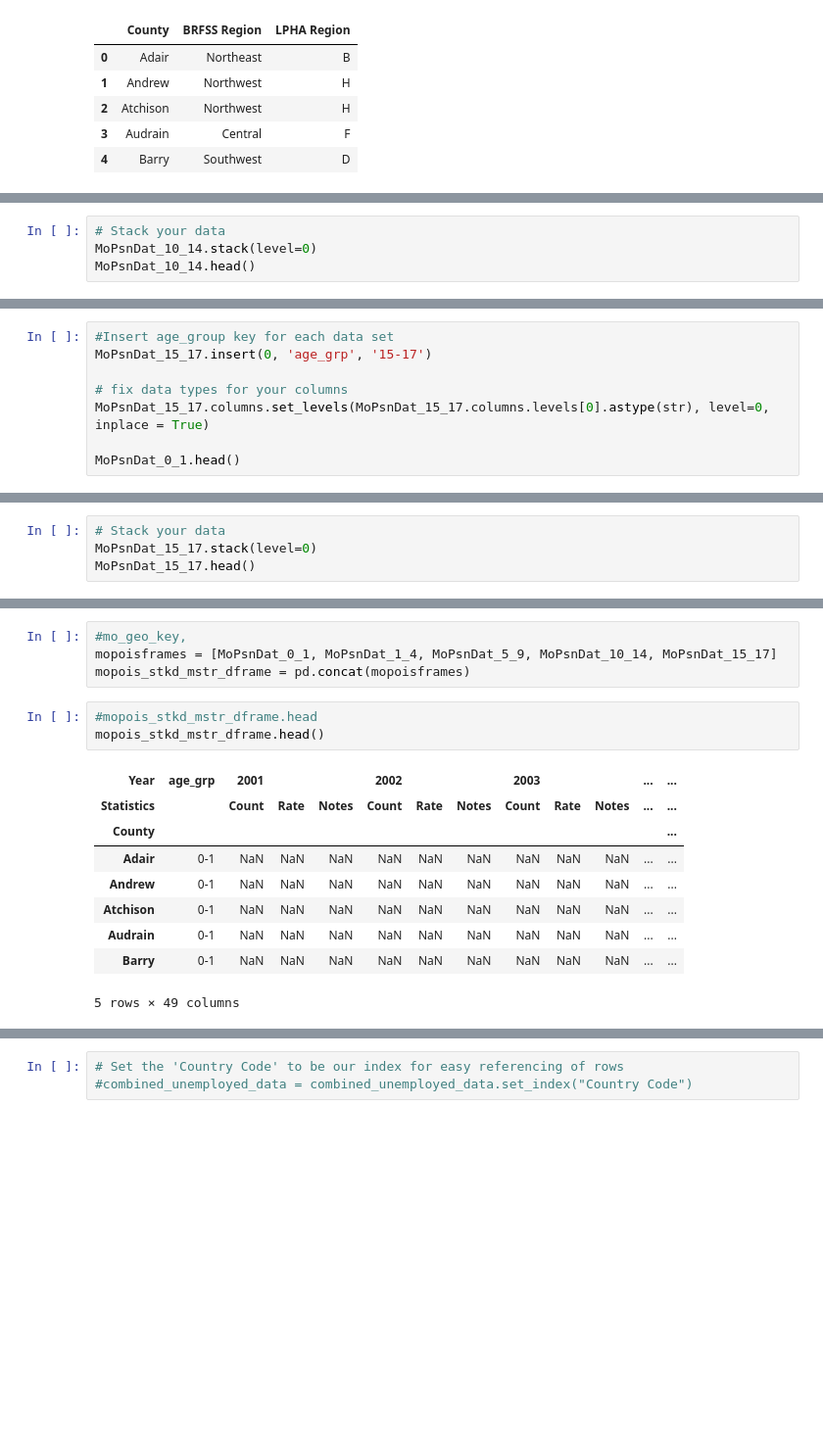
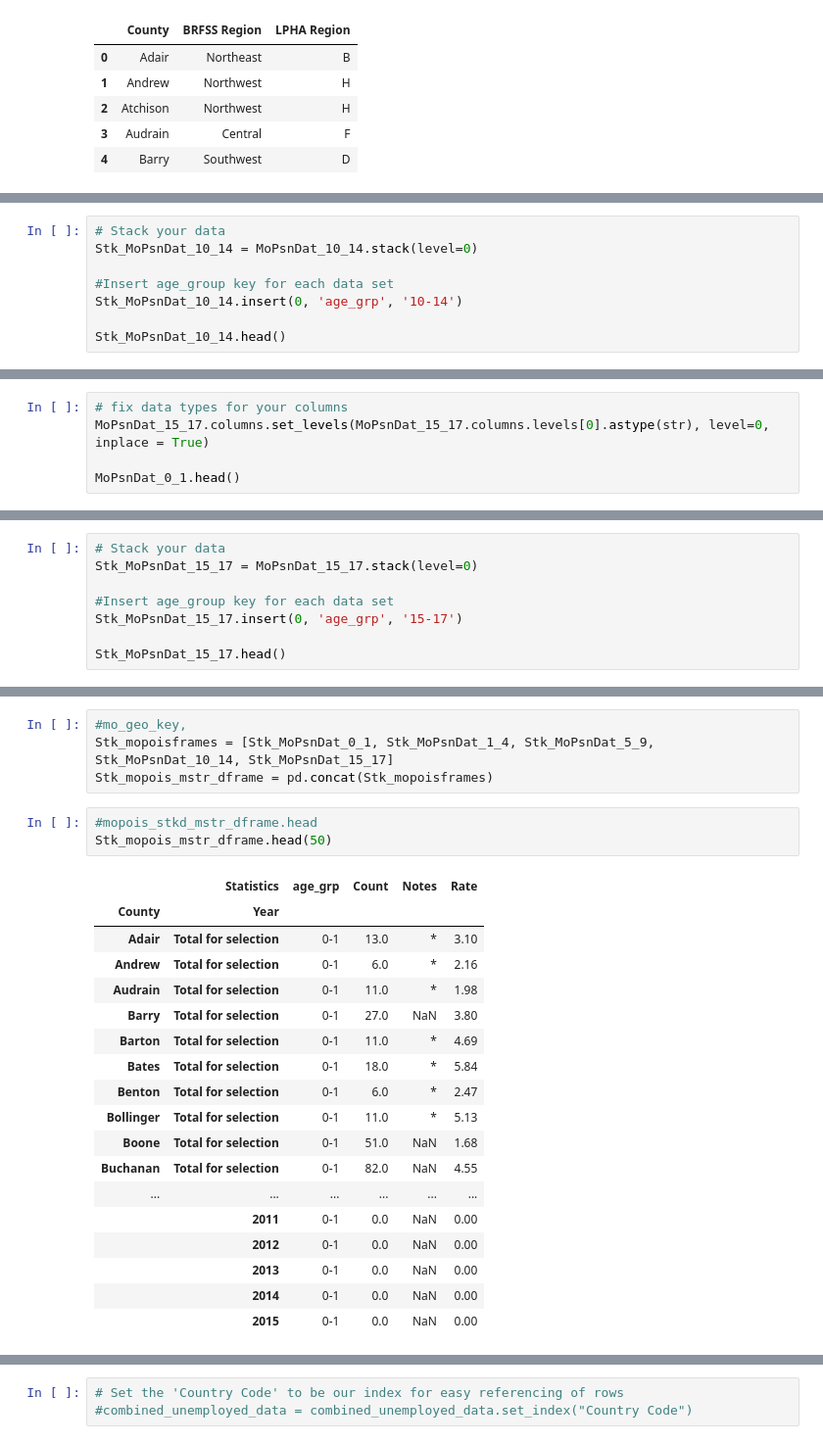
Before and after one commit to tmatoushek/PoisonProject_WashU_TTh, a Jupyter notebook: Final_Code_and_DataFiles/poison_starter_code_tgm_IV.ipynb, the cells around one changed output, grey strips where cells are left out. Shown at 98% size. Drawn from its saved outputs; the diff is of its cells as text; blank space fills up the shorter version.

Commit message:
Latest and greatest code and concatinated master file

```diff
--- a/Final_Code_and_DataFiles/poison_starter_code_tgm_IV.ipynb
+++ b/Final_Code_and_DataFiles/poison_starter_code_tgm_IV.ipynb
@@ -186,5 +182,9 @@ MoPsnDat_10_14.head()
 # %%
 # Stack your data
-MoPsnDat_10_14.stack(level=0)
-MoPsnDat_10_14.head()
+Stk_MoPsnDat_10_14 = MoPsnDat_10_14.stack(level=0)
+
+#Insert age_group key for each data set
+Stk_MoPsnDat_10_14.insert(0, 'age_grp', '10-14')
+
+Stk_MoPsnDat_10_14.head()
 # %% [output]
@@ -200,7 +198,4 @@ MoPsnDat_10_14.head()
 # %%
-#Insert age_group key for each data set
-MoPsnDat_15_17.insert(0, 'age_grp', '15-17')
-
 # fix data types for your columns
 MoPsnDat_15_17.columns.set_levels(MoPsnDat_15_17.columns.levels[0].astype(str), level=0, inplace = True)
 
@@ -218,5 +213,9 @@ MoPsnDat_0_1.head()
 # %%
 # Stack your data
-MoPsnDat_15_17.stack(level=0)
-MoPsnDat_15_17.head()
+Stk_MoPsnDat_15_17 = MoPsnDat_15_17.stack(level=0)
+
+#Insert age_group key for each data set
+Stk_MoPsnDat_15_17.insert(0, 'age_grp', '15-17')
+
+Stk_MoPsnDat_15_17.head()
 # %% [output]
@@ -232,20 +229,29 @@ MoPsnDat_15_17.head()
-# %%
-#mo_geo_key,
-mopoisframes = [MoPsnDat_0_1, MoPsnDat_1_4, MoPsnDat_5_9, MoPsnDat_10_14, MoPsnDat_15_17]
-mopois_stkd_mstr_dframe = pd.concat(mopoisframes)
+# %%
+#mo_geo_key,
+Stk_mopoisframes = [Stk_MoPsnDat_0_1, Stk_MoPsnDat_1_4, Stk_MoPsnDat_5_9, Stk_MoPsnDat_10_14, Stk_MoPsnDat_15_17]
+Stk_mopois_mstr_dframe = pd.concat(Stk_mopoisframes)
 # %%
 #mopois_stkd_mstr_dframe.head
-mopois_stkd_mstr_dframe.head()
+Stk_mopois_mstr_dframe.head(50)
 # %% [output]
-| Year | age_grp | 2001 |  |  | 2002 |  |  | 2003 |  |  | ... | ... |
-| Statistics |  | Count | Rate | Notes | Count | Rate | Notes | Count | Rate | Notes | ... | ... |
-| County |  |  |  |  |  |  |  |  |  |  |  | ... |
-| Adair | 0-1 | NaN | NaN | NaN | NaN | NaN | NaN | NaN | NaN | NaN | ... | ... |
-| Andrew | 0-1 | NaN | NaN | NaN | NaN | NaN | NaN | NaN | NaN | NaN | ... | ... |
-| Atchison | 0-1 | NaN | NaN | NaN | NaN | NaN | NaN | NaN | NaN | NaN | ... | ... |
-| Audrain | 0-1 | NaN | NaN | NaN | NaN | NaN | NaN | NaN | NaN | NaN | ... | ... |
-| Barry | 0-1 | NaN | NaN | NaN | NaN | NaN | NaN | NaN | NaN | NaN | ... | ... |
+|  | Statistics | age_grp | Count | Notes | Rate |
+| County | Year |  |  |  |  |
+| Adair | Total for selection | 0-1 | 13.0 | * | 3.10 |
+| Andrew | Total for selection | 0-1 | 6.0 | * | 2.16 |
+| Audrain | Total for selection | 0-1 | 11.0 | * | 1.98 |
+| Barry | Total for selection | 0-1 | 27.0 | NaN | 3.80 |
+| Barton | Total for selection | 0-1 | 11.0 | * | 4.69 |
+| Bates | Total for selection | 0-1 | 18.0 | * | 5.84 |
+| Benton | Total for selection | 0-1 | 6.0 | * | 2.47 |
+| Bollinger | Total for selection | 0-1 | 11.0 | * | 5.13 |
+| Boone | Total for selection | 0-1 | 51.0 | NaN | 1.68 |
+| Buchanan | Total for selection | 0-1 | 82.0 | NaN | 4.55 |
+| ... | ... | ... | ... | ... | ... |
+|  | 2011 | 0-1 | 0.0 | NaN | 0.00 |
+|  | 2012 | 0-1 | 0.0 | NaN | 0.00 |
+|  | 2013 | 0-1 | 0.0 | NaN | 0.00 |
+|  | 2014 | 0-1 | 0.0 | NaN | 0.00 |
+|  | 2015 | 0-1 | 0.0 | NaN | 0.00 |
-5 rows × 49 columns
 # %%
 #MoPsnDat_0_1.set_index(['age_grp'])
 #MoPsnDat_0_1.set_index(['County'])
```
Also changed, not shown: parts of 20 cells of this notebook, 1 other file.
